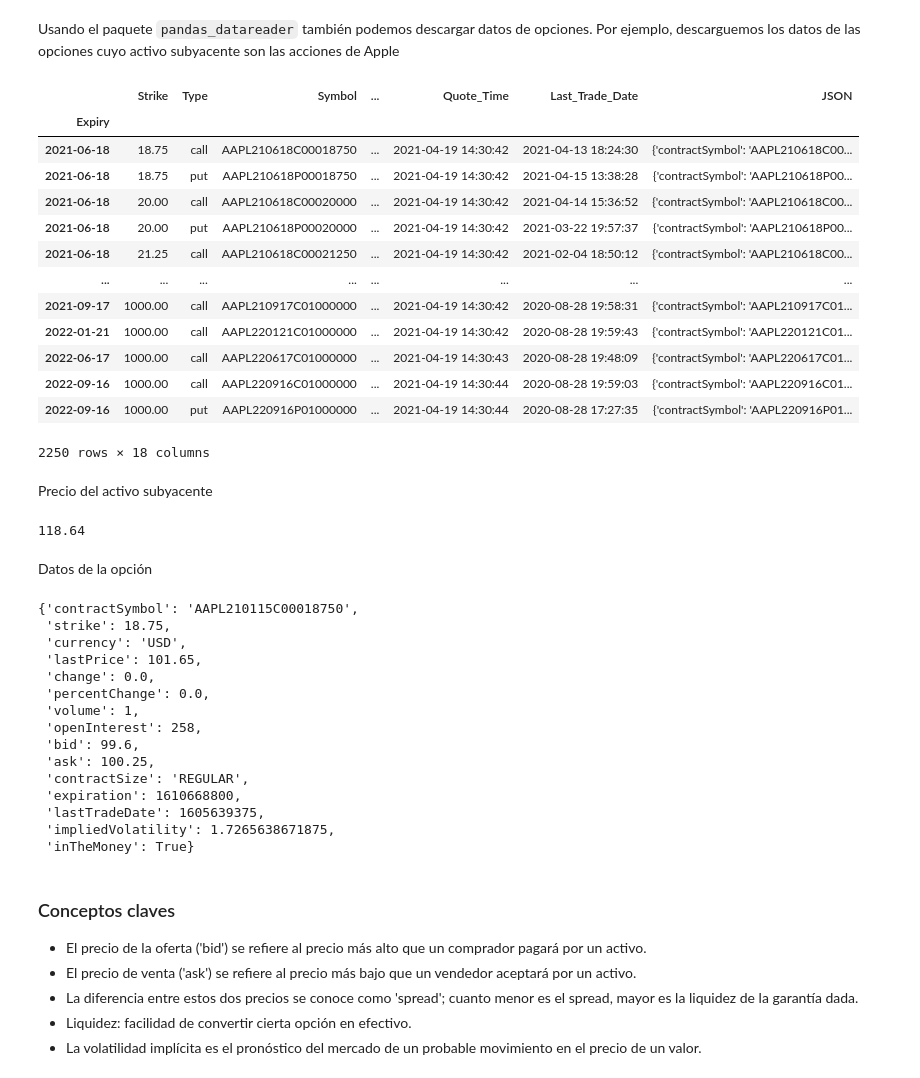
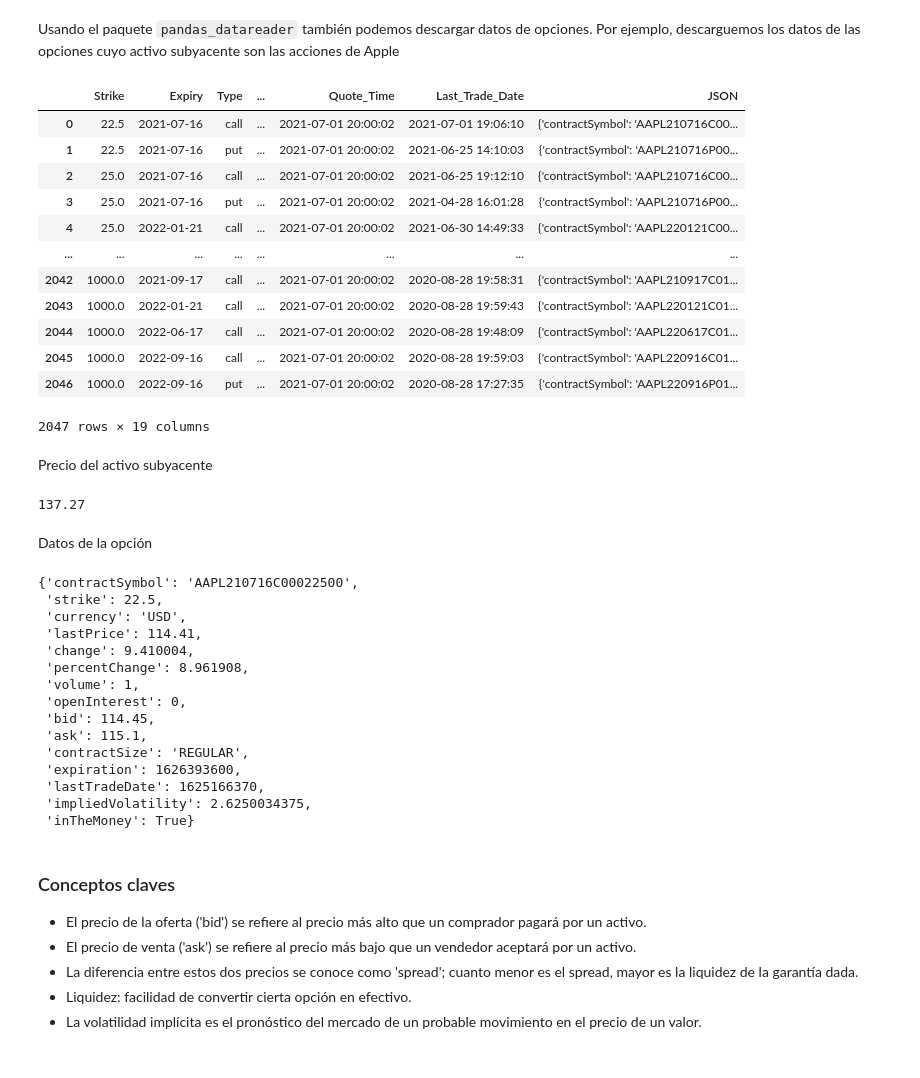
Before and after one commit to Mariela07/SPF-2021-verano, a Jupyter notebook: TEMA-3/Clase22_ValuacionOpciones.ipynb, the cells around one changed output. Saved outputs shown, nothing was run; the diff lists cells and outputs as text; code cells hidden in the pictures.

```diff
--- a/TEMA-3/Clase22_ValuacionOpciones.ipynb
+++ b/TEMA-3/Clase22_ValuacionOpciones.ipynb
@@ -45,48 +45,47 @@ Usando el paquete `pandas_datareader` también podemos descargar datos de opcion
 # %%
 aapl = web.YahooOptions('AAPL')
 aapl_opt = aapl.get_all_data().reset_index()
-aapl_opt.set_index('Expiry')
-# aapl
+# aapl_opt.set_index('Expiry', inplace=True)
+aapl_opt
 # %% [output]
-|  | Strike | Type | Symbol | ... | Quote_Time | Last_Trade_Date | JSON |
-| Expiry |  |  |  |  |  |  |  |
-| 2021-06-18 | 18.75 | call | AAPL210618C00018750 | ... | 2021-04-19 14:30:42 | 2021-04-13 18:24:30 | {'contractSymbol': 'AAPL210618C00... |
-| 2021-06-18 | 18.75 | put | AAPL210618P00018750 | ... | 2021-04-19 14:30:42 | 2021-04-15 13:38:28 | {'contractSymbol': 'AAPL210618P00... |
-| 2021-06-18 | 20.00 | call | AAPL210618C00020000 | ... | 2021-04-19 14:30:42 | 2021-04-14 15:36:52 | {'contractSymbol': 'AAPL210618C00... |
-| 2021-06-18 | 20.00 | put | AAPL210618P00020000 | ... | 2021-04-19 14:30:42 | 2021-03-22 19:57:37 | {'contractSymbol': 'AAPL210618P00... |
-| 2021-06-18 | 21.25 | call | AAPL210618C00021250 | ... | 2021-04-19 14:30:42 | 2021-02-04 18:50:12 | {'contractSymbol': 'AAPL210618C00... |
+|  | Strike | Expiry | Type | ... | Quote_Time | Last_Trade_Date | JSON |
+| 0 | 22.5 | 2021-07-16 | call | ... | 2021-07-01 20:00:02 | 2021-07-01 19:06:10 | {'contractSymbol': 'AAPL210716C00... |
+| 1 | 22.5 | 2021-07-16 | put | ... | 2021-07-01 20:00:02 | 2021-06-25 14:10:03 | {'contractSymbol': 'AAPL210716P00... |
+| 2 | 25.0 | 2021-07-16 | call | ... | 2021-07-01 20:00:02 | 2021-06-25 19:12:10 | {'contractSymbol': 'AAPL210716C00... |
+| 3 | 25.0 | 2021-07-16 | put | ... | 2021-07-01 20:00:02 | 2021-04-28 16:01:28 | {'contractSymbol': 'AAPL210716P00... |
+| 4 | 25.0 | 2022-01-21 | call | ... | 2021-07-01 20:00:02 | 2021-06-30 14:49:33 | {'contractSymbol': 'AAPL220121C00... |
 | ... | ... | ... | ... | ... | ... | ... | ... |
-| 2021-09-17 | 1000.00 | call | AAPL210917C01000000 | ... | 2021-04-19 14:30:42 | 2020-08-28 19:58:31 | {'contractSymbol': 'AAPL210917C01... |
-| 2022-01-21 | 1000.00 | call | AAPL220121C01000000 | ... | 2021-04-19 14:30:42 | 2020-08-28 19:59:43 | {'contractSymbol': 'AAPL220121C01... |
-| 2022-06-17 | 1000.00 | call | AAPL220617C01000000 | ... | 2021-04-19 14:30:43 | 2020-08-28 19:48:09 | {'contractSymbol': 'AAPL220617C01... |
-| 2022-09-16 | 1000.00 | call | AAPL220916C01000000 | ... | 2021-04-19 14:30:44 | 2020-08-28 19:59:03 | {'contractSymbol': 'AAPL220916C01... |
-| 2022-09-16 | 1000.00 | put | AAPL220916P01000000 | ... | 2021-04-19 14:30:44 | 2020-08-28 17:27:35 | {'contractSymbol': 'AAPL220916P01... |
+| 2042 | 1000.0 | 2021-09-17 | call | ... | 2021-07-01 20:00:02 | 2020-08-28 19:58:31 | {'contractSymbol': 'AAPL210917C01... |
+| 2043 | 1000.0 | 2022-01-21 | call | ... | 2021-07-01 20:00:02 | 2020-08-28 19:59:43 | {'contractSymbol': 'AAPL220121C01... |
+| 2044 | 1000.0 | 2022-06-17 | call | ... | 2021-07-01 20:00:02 | 2020-08-28 19:48:09 | {'contractSymbol': 'AAPL220617C01... |
+| 2045 | 1000.0 | 2022-09-16 | call | ... | 2021-07-01 20:00:02 | 2020-08-28 19:59:03 | {'contractSymbol': 'AAPL220916C01... |
+| 2046 | 1000.0 | 2022-09-16 | put | ... | 2021-07-01 20:00:02 | 2020-08-28 17:27:35 | {'contractSymbol': 'AAPL220916P01... |
-2250 rows × 18 columns
+2047 rows × 19 columns
 # %% [markdown]
 Precio del activo subyacente
 # %%
 aapl_opt.Underlying_Price[0]
 # %% [output]
-118.64
+137.27
 # %% [markdown]
 Datos de la opción
 # %%
-aapl_opt.loc[0, 'JSON']
+aapl_opt.iloc[0, -1]
 # %% [output]
-{'contractSymbol': 'AAPL210115C00018750',
- 'strike': 18.75,
+{'contractSymbol': 'AAPL210716C00022500',
+ 'strike': 22.5,
  'currency': 'USD',
- 'lastPrice': 101.65,
- 'change': 0.0,
- 'percentChange': 0.0,
+ 'lastPrice': 114.41,
+ 'change': 9.410004,
+ 'percentChange': 8.961908,
  'volume': 1,
- 'openInterest': 258,
- 'bid': 99.6,
- 'ask': 100.25,
+ 'openInterest': 0,
+ 'bid': 114.45,
+ 'ask': 115.1,
  'contractSize': 'REGULAR',
- 'expiration': 1610668800,
- 'lastTradeDate': 1605639375,
- 'impliedVolatility': 1.7265638671875,
+ 'expiration': 1626393600,
+ 'lastTradeDate': 1625166370,
+ 'impliedVolatility': 2.6250034375,
  'inTheMoney': True}
 # %% [markdown]
 ### Conceptos claves
```
Also changed, not shown: parts of 20 cells of this notebook, 1 other file.
